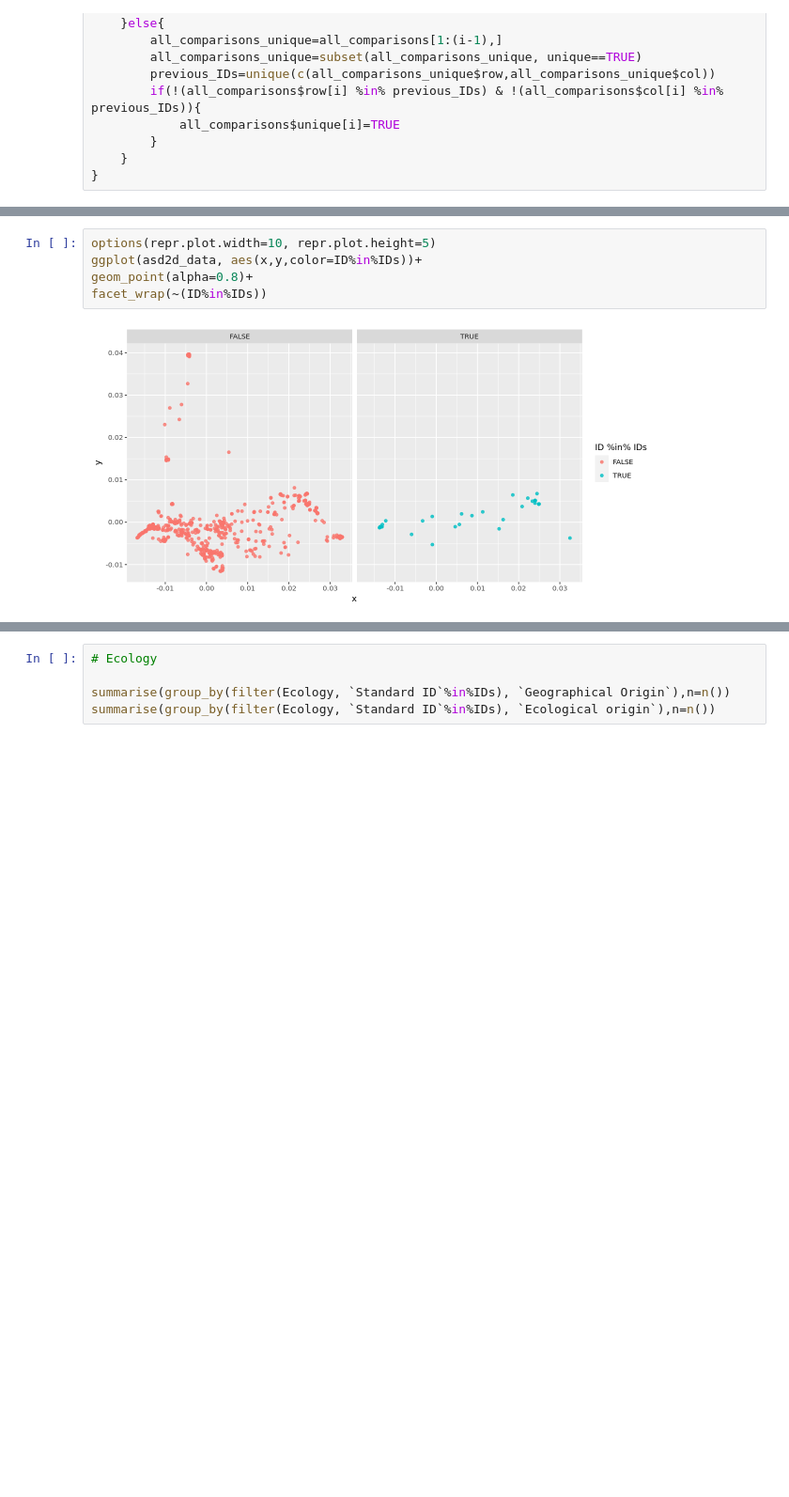
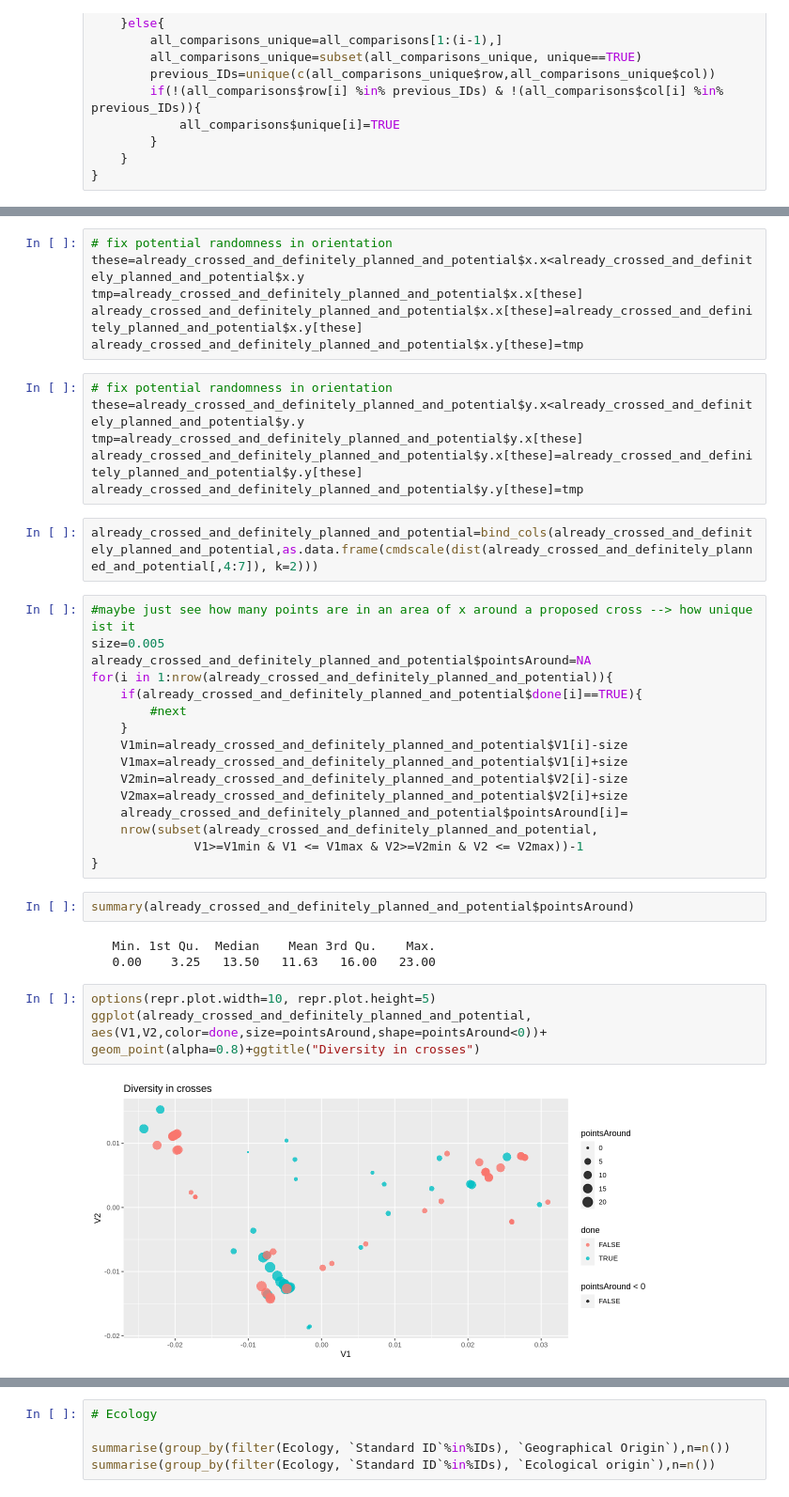
Before and after one commit to jnrunge/TRD, a Jupyter notebook: All measures except opposite homozygous loci.ipynb, the cells around one changed output, grey strips where cells are left out. Shown: that part at 94% size. Drawn from its saved outputs; the diff is of its cells as text; blank space fills up the shorter version.

```diff
--- a/All measures except opposite homozygous loci.ipynb
+++ b/All measures except opposite homozygous loci.ipynb
@@ -221,7 +608,41 @@ IDs=IDs[IDs%in%c(all_comparisons_unique$row,all_comparisons_unique$col)]
+# %%
+# fix potential randomness in orientation
+these=already_crossed_and_definitely_planned_and_potential$x.x<already_crossed_and_definitely_planned_and_potential$x.y
+tmp=already_crossed_and_definitely_planned_and_potential$x.x[these]
+already_crossed_and_definitely_planned_and_potential$x.x[these]=already_crossed_and_definitely_planned_and_potential$x.y[these]
+already_crossed_and_definitely_planned_and_potential$x.y[these]=tmp
+# %%
+# fix potential randomness in orientation
+these=already_crossed_and_definitely_planned_and_potential$y.x<already_crossed_and_definitely_planned_and_potential$y.y
+tmp=already_crossed_and_definitely_planned_and_potential$y.x[these]
+already_crossed_and_definitely_planned_and_potential$y.x[these]=already_crossed_and_definitely_planned_and_potential$y.y[these]
+already_crossed_and_definitely_planned_and_potential$y.y[these]=tmp
+# %%
+already_crossed_and_definitely_planned_and_potential=bind_cols(already_crossed_and_definitely_planned_and_potential,as.data.frame(cmdscale(dist(already_crossed_and_definitely_planned_and_potential[,4:7]), k=2)))
+# %%
+#maybe just see how many points are in an area of x around a proposed cross --> how unique ist it
+size=0.005
+already_crossed_and_definitely_planned_and_potential$pointsAround=NA
+for(i in 1:nrow(already_crossed_and_definitely_planned_and_potential)){
+    if(already_crossed_and_definitely_planned_and_potential$done[i]==TRUE){
+        #next
+    }
+    V1min=already_crossed_and_definitely_planned_and_potential$V1[i]-size
+    V1max=already_crossed_and_definitely_planned_and_potential$V1[i]+size
+    V2min=already_crossed_and_definitely_planned_and_potential$V2[i]-size
+    V2max=already_crossed_and_definitely_planned_and_potential$V2[i]+size
+    already_crossed_and_definitely_planned_and_potential$pointsAround[i]=
+    nrow(subset(already_crossed_and_definitely_planned_and_potential,
+              V1>=V1min & V1 <= V1max & V2>=V2min & V2 <= V2max))-1
+}
+# %%
+summary(already_crossed_and_definitely_planned_and_potential$pointsAround)
+# %% [output]
+   Min. 1st Qu.  Median    Mean 3rd Qu.    Max.
+   0.00    3.25   13.50   11.63   16.00   23.00
 # %%
 options(repr.plot.width=10, repr.plot.height=5)
-ggplot(asd2d_data, aes(x,y,color=ID%in%IDs))+
-geom_point(alpha=0.8)+
-facet_wrap(~(ID%in%IDs))
+ggplot(already_crossed_and_definitely_planned_and_potential, aes(V1,V2,color=done,size=pointsAround,shape=pointsAround<0))+
+geom_point(alpha=0.8)+ggtitle("Diversity in crosses")
 # %% [output]
-[figure, old version]
+[figure, new version]
```
Also changed, not shown: parts of 46 cells of this notebook, 2 other files.
